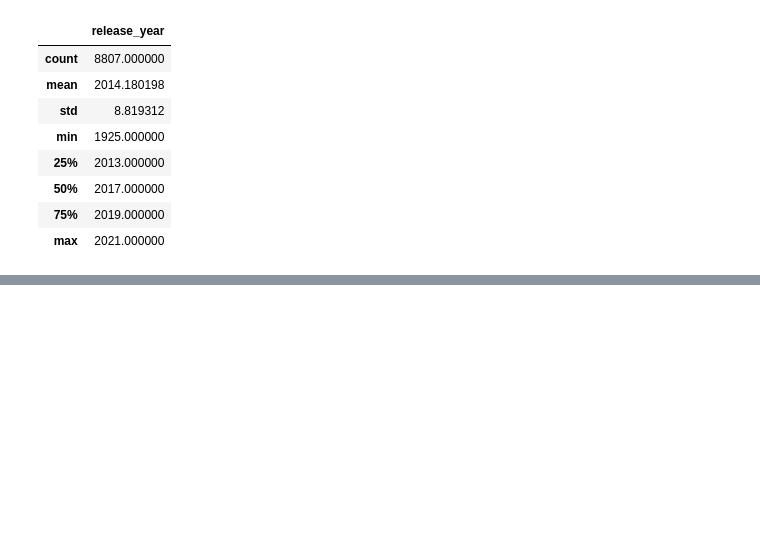
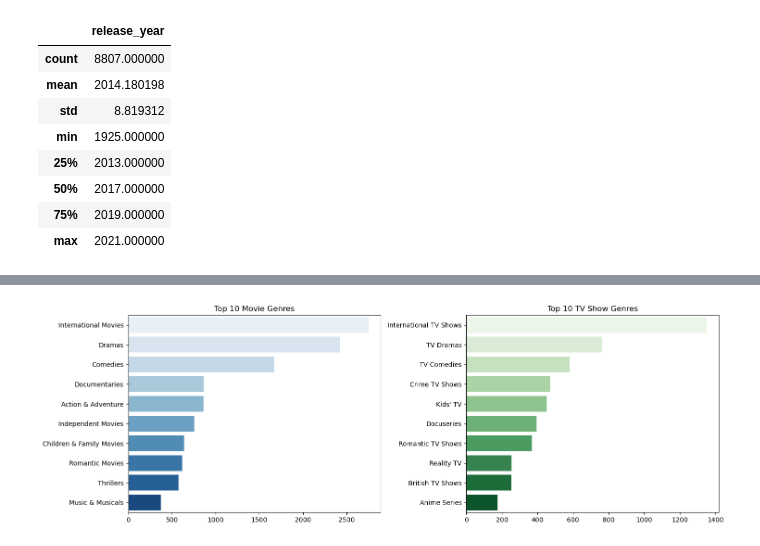
Before and after one commit to Omar-Elnazly/Netflix-Analysis, a Jupyter notebook: main notebook.ipynb, the cells around one changed output, grey strips where cells are left out. Saved outputs shown, nothing was run; the diff lists cells and outputs as text; code cells hidden in the pictures; blank space fills up the shorter version.

```diff
--- a/main notebook.ipynb
+++ b/main notebook.ipynb
@@ -88,0 +115,18 @@ array([[<Axes: title={'center': 'release_year'}>]], dtype=object)
+# %%
+movies = netflix_df[netflix_df["type"]=="Movie"]
+tv_shows = netflix_df[netflix_df["type"]=="TV Show"]
+# %%
+movie_genres = movies['listed_in'].str.split(', ').explode().value_counts().head(10)
+tv_show_genres = tv_shows['listed_in'].str.split(', ').explode().value_counts().head(10)
+# %%
+fig, ax = plt.subplots(1, 2, figsize=(15, 5))
+
+sns.barplot(x=movie_genres.values, y=movie_genres.index, ax=ax[0], palette='Blues')
+ax[0].set_title('Top 10 Movie Genres')
+sns.barplot(x=tv_show_genres.values, y=tv_show_genres.index, ax=ax[1], palette='Greens')
+ax[1].set_title('Top 10 TV Show Genres')
+
+plt.tight_layout()
+plt.show()
+# %% [output]
+[figure, added]
```
Also changed, not shown: parts of 12 cells of this notebook.
